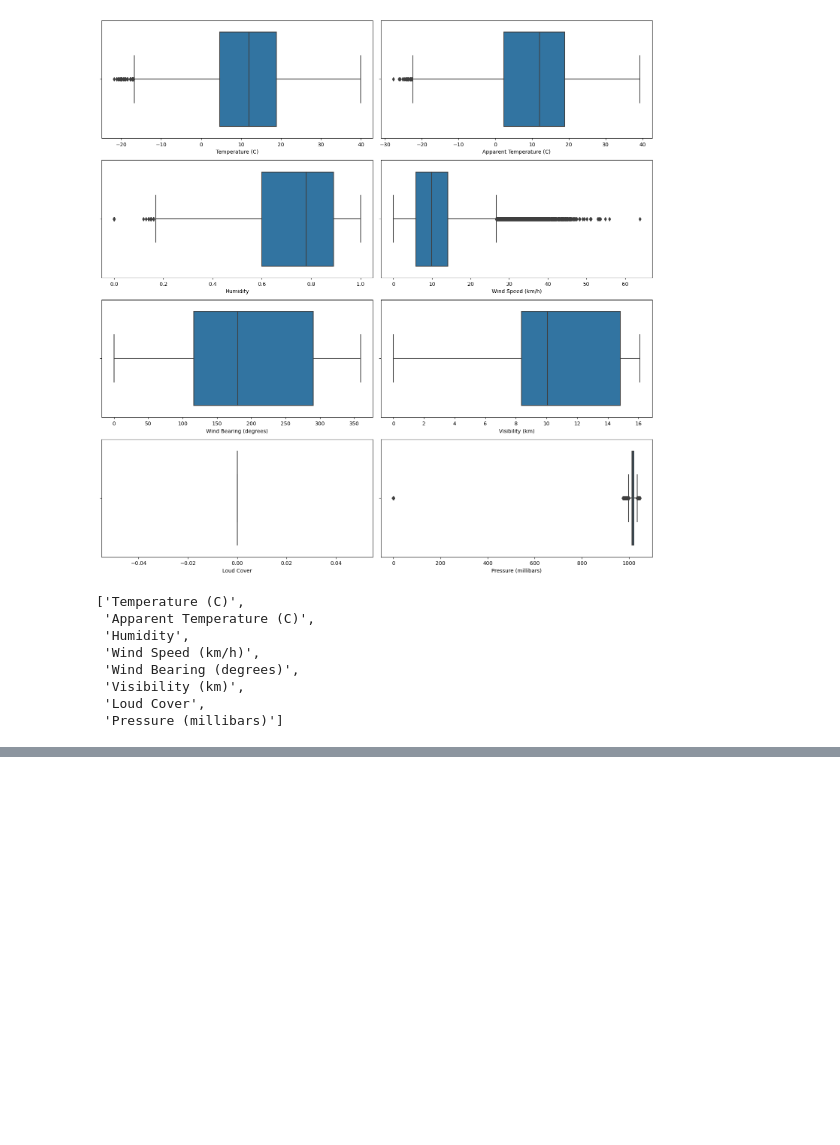
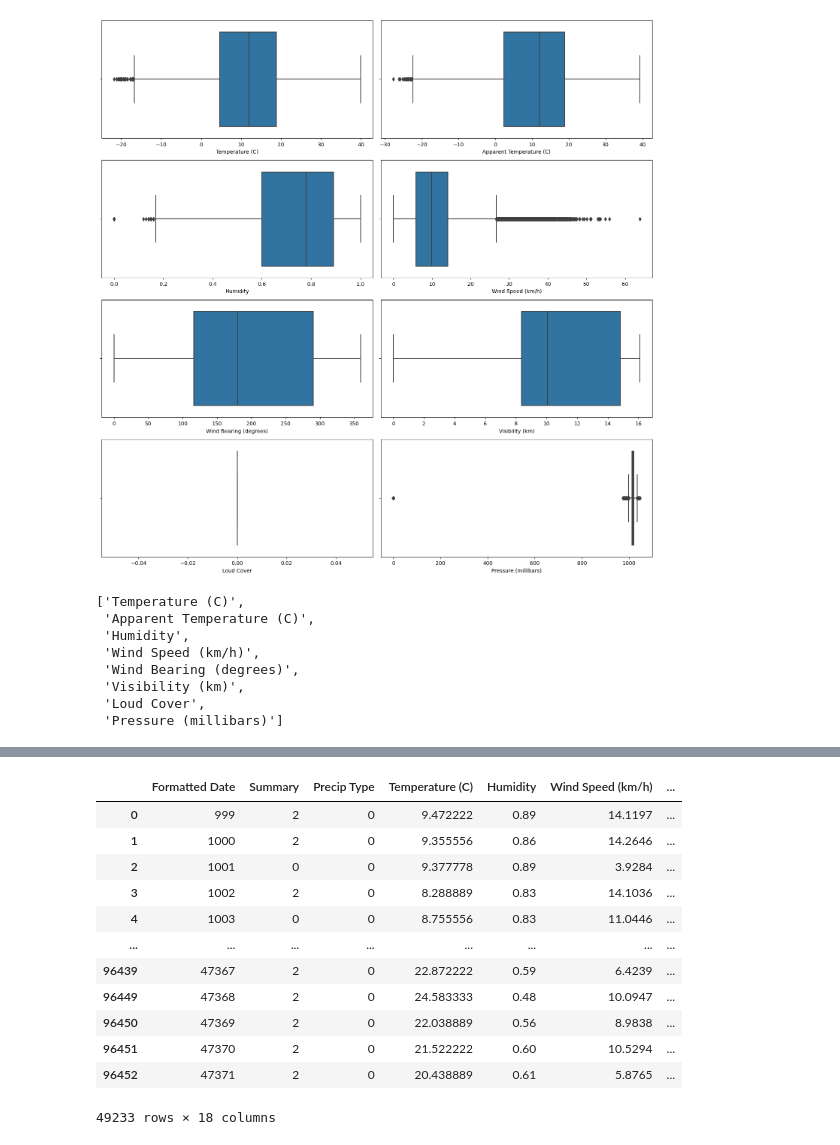
Before and after one commit to raffay2001/WEATHER-CLASSIFIER, a Jupyter notebook: notebooks/preprocessing/data-preprocessing.ipynb, the cells around one changed output, grey strips where cells are left out. Drawn from its saved outputs; the diff is of its cells as text; code cells hidden in the pictures; blank space fills up the shorter version.

```diff
--- a/notebooks/preprocessing/data-preprocessing.ipynb
+++ b/notebooks/preprocessing/data-preprocessing.ipynb
@@ -172,0 +240,5 @@ plt.show()
+# %%
+# Taking the top three most occurred classes i.e ('Mostly Cloudy', 'Partly Cloudy', and 'Overcast').
+top_classes = ['Mostly Cloudy', 'Partly Cloudy', 'Overcast']
+df_cleaned = df_cleaned[df_cleaned['Summary'].isin(top_classes)]
+df_cleaned['Summary'].value_counts()
@@ -172,0 +256,6 @@ plt.show()
+# %%
+# First encoding the Target Attribute by Label Encoding Scheme.
+label_encoder = LabelEncoder()
+encoded_column = label_encoder.fit_transform(df_cleaned['Summary'])
+df_cleaned['Summary'] = encoded_column
+# df_cleaned.head()
@@ -172,0 +271,6 @@ plt.show()
+# %%
+# Encoding the "Precip Type" column using the Lable Encoder Technique as it has only two unique values.
+label_encoder = LabelEncoder()
+encoded_column = label_encoder.fit_transform(df_cleaned['Precip Type'])
+df_cleaned['Precip Type'] = encoded_column
+# df_cleaned.head()
@@ -172,0 +298,7 @@ plt.show()
+# %%
+# Encoding the "Daily Summary" column using the Binary Encoder Technique as it has many unique values.
+# Create a BinaryEncoder object
+binary_encoder = ce.BinaryEncoder(cols=['Daily Summary'])
+# Apply Binary Encoding to the "Daily Summary" column
+df_cleaned = binary_encoder.fit_transform(df_cleaned)
+df_cleaned.head()
@@ -172,0 +320,20 @@ plt.show()
+# %%
+# Encoding the "Formatted Date" column using the Label Encoder Technique as it has many unique values.
+label_encoder = LabelEncoder()
+encoded_column = label_encoder.fit_transform(df_cleaned['Formatted Date'])
+df_cleaned['Formatted Date'] = encoded_column
+df_cleaned
+# %% [output]
+|  | Formatted Date | Summary | Precip Type | Temperature (C) | Humidity | Wind Speed (km/h) | ... |
+| 0 | 999 | 2 | 0 | 9.472222 | 0.89 | 14.1197 | ... |
+| 1 | 1000 | 2 | 0 | 9.355556 | 0.86 | 14.2646 | ... |
+| 2 | 1001 | 0 | 0 | 9.377778 | 0.89 | 3.9284 | ... |
+| 3 | 1002 | 2 | 0 | 8.288889 | 0.83 | 14.1036 | ... |
+| 4 | 1003 | 0 | 0 | 8.755556 | 0.83 | 11.0446 | ... |
+| ... | ... | ... | ... | ... | ... | ... | ... |
+| 96439 | 47367 | 2 | 0 | 22.872222 | 0.59 | 6.4239 | ... |
+| 96449 | 47368 | 2 | 0 | 24.583333 | 0.48 | 10.0947 | ... |
+| 96450 | 47369 | 2 | 0 | 22.038889 | 0.56 | 8.9838 | ... |
+| 96451 | 47370 | 2 | 0 | 21.522222 | 0.60 | 10.5294 | ... |
+| 96452 | 47371 | 2 | 0 | 20.438889 | 0.61 | 5.8765 | ... |
+49233 rows × 18 columns
```
Also changed, not shown: parts of 26 cells of this notebook, 1 other file.
